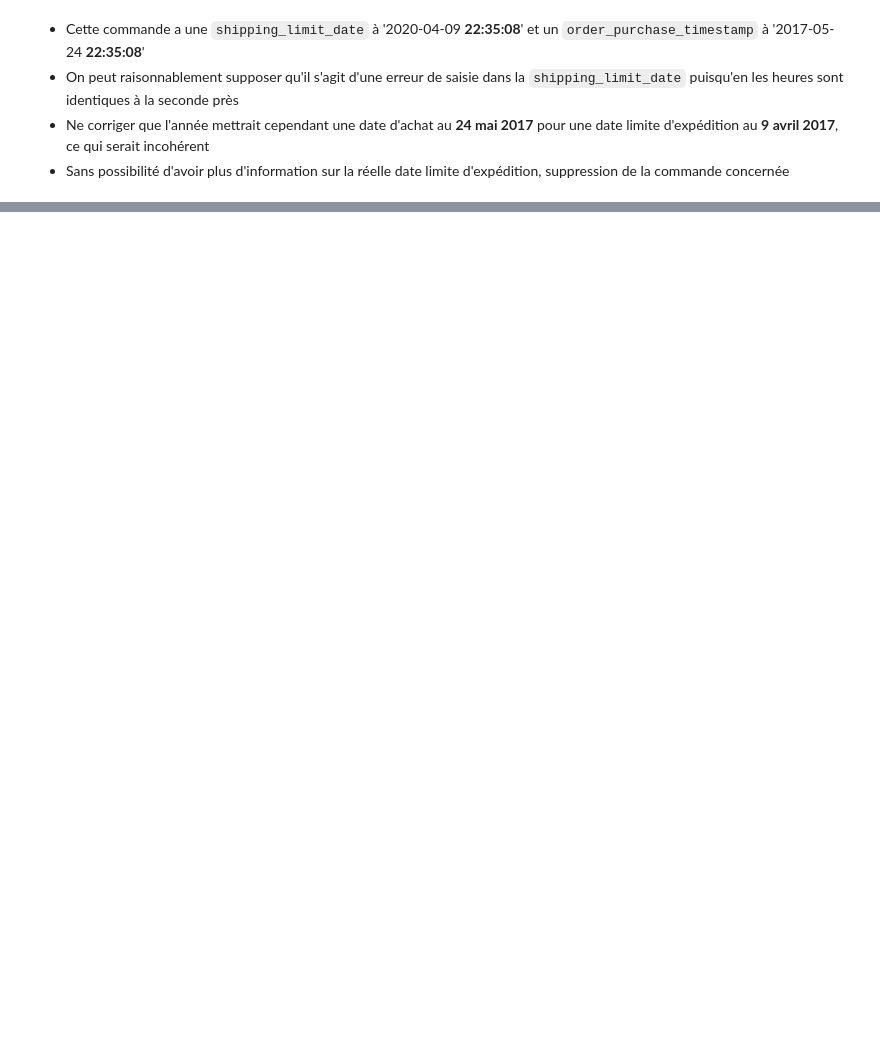
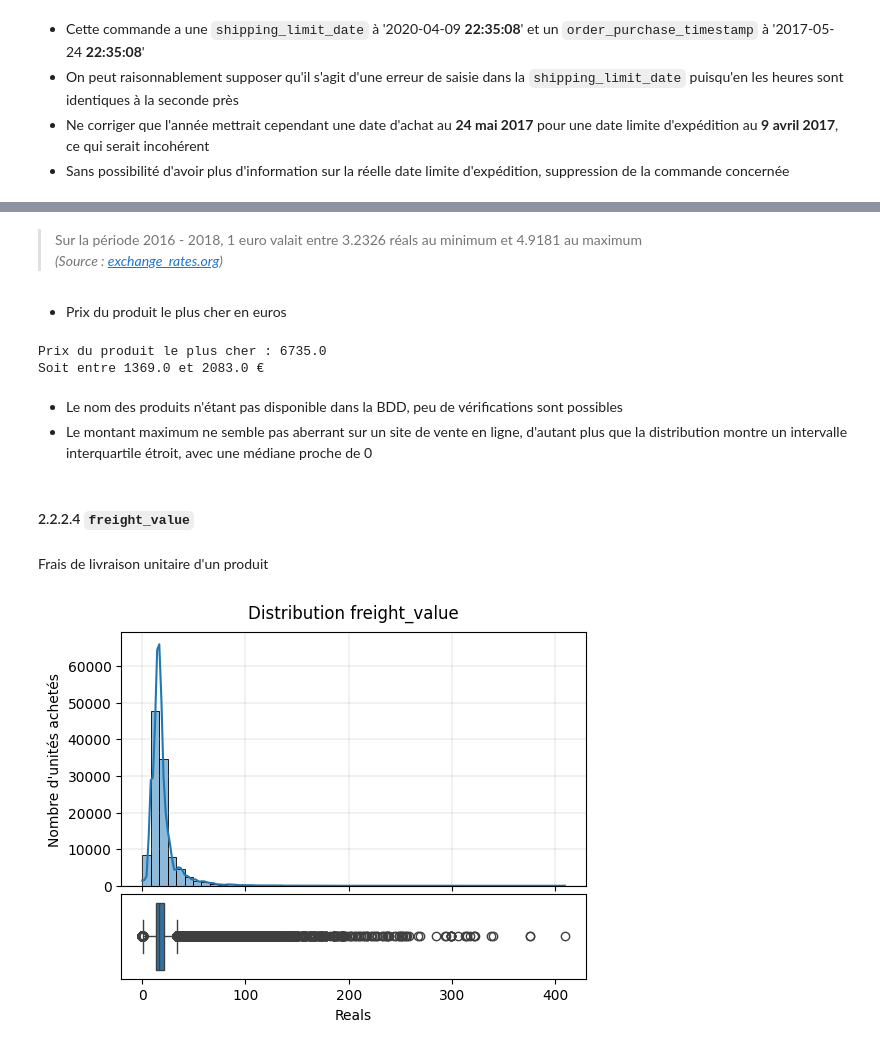
Before and after one commit to Christophe-Aballea/OC_projet5_Segmentez_des_clients_d_un_site_ecommerce, a Jupyter notebook: P05_Notebook2_EDA_FE.ipynb, the cells around one changed output, grey strips where cells are left out. Saved outputs shown, nothing was run; the diff lists cells and outputs as text; code cells hidden in the pictures; blank space fills up the shorter version.

```diff
--- a/P05_Notebook2_EDA_FE.ipynb
+++ b/P05_Notebook2_EDA_FE.ipynb
@@ -817,0 +867,25 @@ df_orders.loc[wp_mask]
+# %% [markdown]
+> Sur la période 2016 - 2018, 1 euro valait entre 3.2326 réals au minimum et 4.9181 au maximum
+> *(Source : [exchange_rates.org](https://www.exchange-rates.org/fr/historique/eur-brl-2018))*
+# %% [markdown]
+* Prix du produit le plus cher en euros
+# %%
+# Calcul du prix du produit le plus cher
+high_price = df_order_items['price'].max()
+print(f"Prix du produit le plus cher : {high_price}")
+print(f"Soit entre {high_price // 4.9181} et {high_price // 3.2326} €")
+# %% [output]
+Prix du produit le plus cher : 6735.0
+Soit entre 1369.0 et 2083.0 €
+# %% [markdown]
+* Le nom des produits n'étant pas disponible dans la BDD, peu de vérifications sont possibles
+* Le montant maximum ne semble pas aberrant sur un site de vente en ligne, d'autant plus que la distribution montre un intervalle interquartile étroit, avec une médiane proche de 0
+# %% [markdown]
+#### 2.2.2.4 `freight_value`
+# %% [markdown]
+Frais de livraison unitaire d'un produit
+# %%
+# Affichage histogramme et boxplot
+plot_distribution(df_order_items, 'freight_value', 'Reals', "Nombre d'unités achetés")
+# %% [output]
+[figure, added]
```
Also changed, not shown: parts of 20 cells of this notebook, 1 other file.
